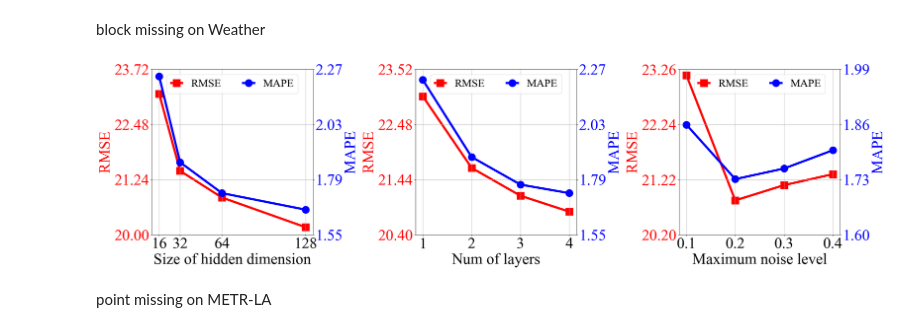
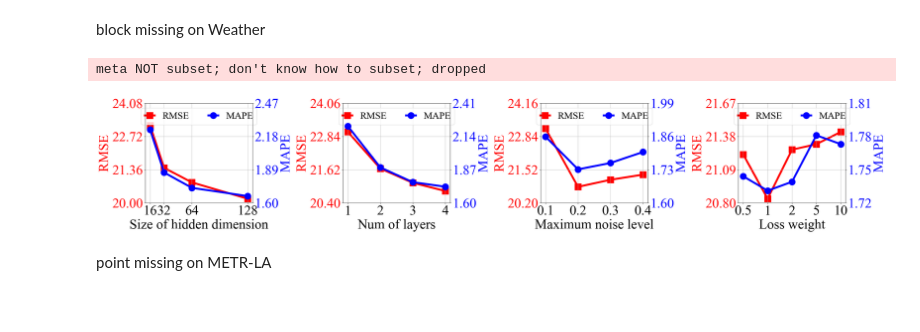
Before and after one commit to JeremyChou28/MTSCI, a Jupyter notebook: visualization/hyperparameter.ipynb, the cells around one changed output. Cells and saved outputs as stored; diff of their text form; code cells hidden in the pictures; blank space fills up the shorter version.

```diff
--- a/visualization/hyperparameter.ipynb
+++ b/visualization/hyperparameter.ipynb
@@ -311,15 +374,12 @@ beta_end=[0.1,0.2,0.3,0.4]
 Weather_beta_maes=[3.212,2.992,3.035,3.108]
 Weather_beta_rmses=[23.149,20.836,21.118,21.321]
 Weather_beta_mapes=[1.859,1.731,1.756,1.799]
+loss_weights=[0.5,1,2,5,10]
+Weather_lw_maes=[3.015,2.992,3.006,3.078,3.064]
+Weather_lw_rmses=[21.222,20.836,21.264,21.312,21.419]
+Weather_lw_mapes=[1.744,1.731,1.739,1.781,1.773]
 
-fig, ax = plt.subplots(1,3,figsize=(30,8))
-
-ax[0].tick_params(axis='x', labelsize=42)
-ax[0].tick_params(axis='y', labelsize=42)
-ax[1].tick_params(axis='x', labelsize=42)
-ax[1].tick_params(axis='y', labelsize=42)
-ax[2].tick_params(axis='x', labelsize=42)
-ax[2].tick_params(axis='y', labelsize=42)
+fig, ax = plt.subplots(1,4,figsize=(34,6))
 
 color1='red'
 color2='blue'
@@ -329,13 +389,14 @@ line1,=ax[0].plot(hidden_size, Weather_hd_rmses, markersize='20',color=color1, l
 ax[0].set_xlabel('Size of hidden dimension',fontsize=42)
 ax[0].set_ylabel('RMSE',fontsize=42,color=color1)
 ax[0].set_xticks(hidden_size)
-ax[0].set_yticks(np.arange(20.00,24.0,1.24))
-ax[0].tick_params(axis='y',labelcolor=color1)
+ax[0].set_yticks(np.arange(20.00,25.0,1.36))
+ax[0].tick_params(axis='x', labelsize=42)
+ax[0].tick_params(axis='y',labelcolor=color1, labelsize=42)
 # ax[0].grid(linestyle='dashed')
 ax0_ = ax[0].twinx()
 line2,=ax0_.plot(hidden_size, Weather_hd_mapes, markersize='20',color=color2, linestyle='-',linewidth=6, marker='o',label='MAPE', zorder=1)
 ax0_.set_ylabel('MAPE',fontsize=42,color=color2)
-ax0_.set_yticks(np.arange(1.55,2.32,0.24))
+ax0_.set_yticks(np.arange(1.60,2.52,0.29))
 ax0_.tick_params(axis='y',labelcolor=color2, labelsize=42)
 # ax[0].set_xlabel('h',fontsize=70)
 # ax[0].legend(loc='upper center',fontsize=65, bbox_to_anchor=(0.5, 1),edgecolor='black',handlelength=1.5,frameon=False)
@@ -345,43 +406,67 @@ line3,=ax[1].plot(layers, Weather_layer_rmses, markersize='20', color=color1, li
 ax[1].set_xlabel('Num of layers',fontsize=42)
 ax[1].set_ylabel('RMSE',fontsize=42,color=color1)
 ax[1].set_xticks(layers)
-ax[1].set_yticks(np.arange(20.40,24.0,1.04))
-ax[1].tick_params(axis='y',labelcolor=color1)
+ax[1].set_yticks(np.arange(20.40,25.0,1.22))
+ax[1].tick_params(axis='x', labelsize=42)
+ax[1].tick_params(axis='y',labelcolor=color1, labelsize=42)
 # ax[1].grid(linestyle='dashed')
 ax1_ = ax[1].twinx()
 line4,=ax1_.plot(layers, Weather_layer_mapes, markersize='20', color=color2, linestyle='-', linewidth=6,marker='o', label='MAPE',zorder=1)
 ax1_.set_ylabel('MAPE',fontsize=42,color=color2)
-ax1_.set_yticks(np.arange(1.55,2.32,0.24))
+ax1_.set_yticks(np.arange(1.60,2.52,0.27))
 ax1_.tick_params(axis='y',labelcolor=color2, labelsize=42)
 # ax[1].legend(loc='upper center',fontsize=65, bbox_to_anchor=(0.5, 1),edgecolor='black',handlelength=1.5,frameon=False)
 
 # beta end
 line5,=ax[2].plot(beta_end, Weather_beta_rmses, markersize='20',color=color1, linestyle='-', linewidth=6,marker='s',label='RMSE',zorder=1)
 ax[2].set_xlabel('Maximum noise level',fontsize=42)
 ax[2].set_ylabel('RMSE',fontsize=42,color=color1)
 ax[2].set_xticks(beta_end)
-ax[2].set_yticks(np.arange(20.20,23.30,1.02))
-ax[2].tick_params(axis='y',labelcolor=color1)
+ax[2].set_yticks(np.arange(20.20,25.00,1.32))
+ax[2].tick_params(axis='x', labelsize=42)
+ax[2].tick_params(axis='y',labelcolor=color1, labelsize=42)
 # ax[2].grid(linestyle='dashed')
 ax2_=ax[2].twinx()
 line6,=ax2_.plot(beta_end, Weather_beta_mapes, markersize='20',color=color2, linestyle='-', linewidth=6,marker='o',label='MAPE',zorder=1)
 ax2_.set_ylabel('MAPE',fontsize=42,color=color2)
 ax2_.set_yticks(np.arange(1.60,2.00,0.13))
 ax2_.tick_params(axis='y',labelcolor=color2, labelsize=42)
 # ax[2].legend(loc='upper center',fontsize=65, bbox_to_anchor=(0.5, 1),handlelength=1.5,frameon=False)
 
+# loss weight
+xticks=[1,2,3,4,5]
+line7,=ax[3].plot(xticks, Weather_lw_rmses, markersize='20',color=color1, linestyle='-', linewidth=6,marker='s',label='RMSE',zorder=1)
+ax[3].set_xlabel('Loss weight',fontsize=42)
+ax[3].set_ylabel('RMSE',fontsize=42,color=color1)
+# ax[3].set_xticks(loss_weights)
+ax[3].set_xticks([1,2,3,4,5],loss_weights)
+# ax[3].xaxis.set_ticklabels(loss_weights)
+ax[3].set_yticks(np.arange(20.80,21.70, 0.29))
+ax[3].tick_params(axis='x', labelsize=42)
+ax[3].tick_params(axis='y',labelcolor=color1, labelsize=42)
+ax3_=ax[3].twinx()
+line8,=ax3_.plot(xticks, Weather_lw_mapes, markersize='20',color=color2, linestyle='-', linewidth=6,marker='o',label='MAPE',zorder=1)
+ax3_.set_ylabel('MAPE',fontsize=42,color=color2)
+ax3_.set_yticks(np.arange(1.72, 1.82, 0.03))
+ax3_.tick_params(axis='y',labelcolor=color2, labelsize=42)
+
 ax[0].legend(handles=[line1, line2], loc='upper center',fontsize=30, handlelength=1,ncol=2)
 ax[1].legend(handles=[line3, line4], loc='upper center',fontsize=30, handlelength=1,ncol=2)
 ax[2].legend(handles=[line5, line6], loc='upper center',fontsize=30, handlelength=1,ncol=2)
+ax[3].legend(handles=[line7, line8], loc='upper center',fontsize=30, handlelength=1,ncol=2)
 ax[0].grid()
 ax[1].grid()
 ax[2].grid()
+ax[3].grid()
+
 
 plt.tight_layout()
 plt.savefig('../img/hyperparameter_study_Weather_block.pdf',dpi=300,bbox_inches='tight')
+plt.savefig('../img/hyperparameter_study_Weather_block.svg',dpi=300,bbox_inches='tight')
 plt.show()
 # %% [output]
+meta NOT subset; don't know how to subset; dropped
-[figure, old version]
+[figure, new version]
 # %% [markdown]
 point missing on METR-LA
 # %%
```
Also changed, not shown: parts of 6 cells of this notebook, 22 other files.
